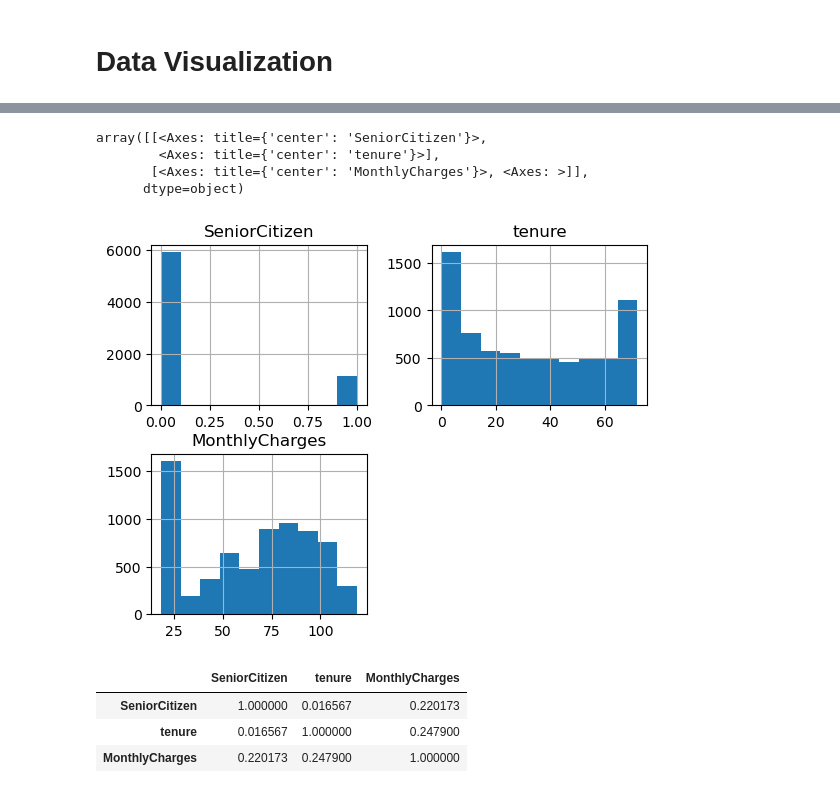
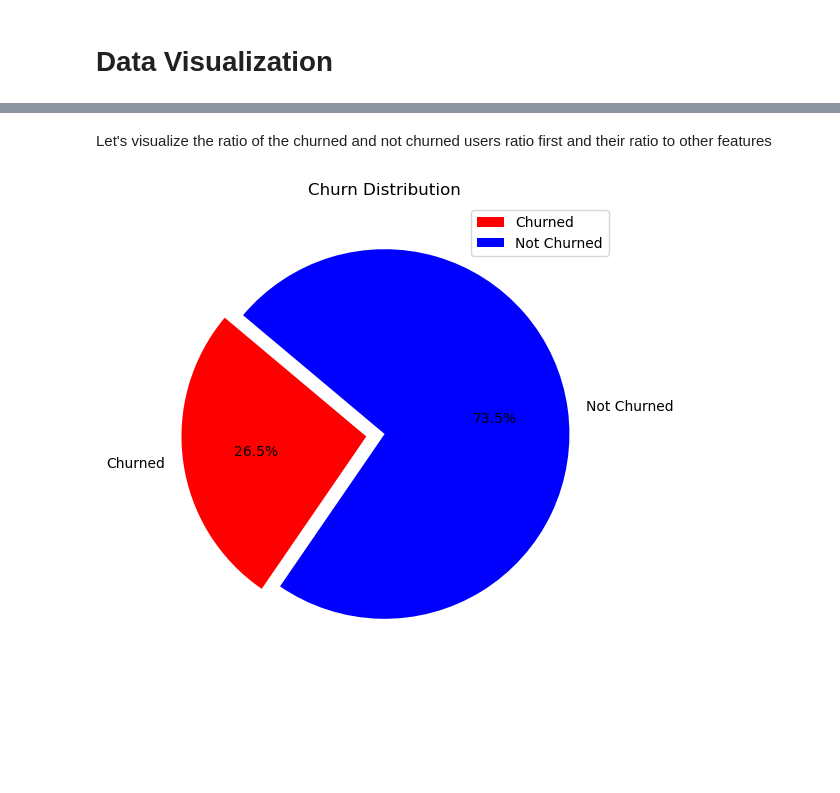
Before and after one commit to achbj/Projects, a Jupyter notebook: ML/Churn Prediction Telco Communication/Churn Prediction Telco Communication.ipynb, the cells around one changed output, grey strips where cells are left out. Saved outputs shown, nothing was run; the diff lists cells and outputs as text; code cells hidden in the pictures; blank space fills up the shorter version.

Commit message:
churn working

```diff
--- a/ML/Churn Prediction Telco Communication/Churn Prediction Telco Communication.ipynb
+++ b/ML/Churn Prediction Telco Communication/Churn Prediction Telco Communication.ipynb
@@ -15,0 +75,2 @@ df.head()
+# %%
+df['TotalCharges'] = pd.to_numeric(df['TotalCharges'], errors='coerce')
@@ -23,15 +155,26 @@ df.plot()
-# %%
-df.hist()
-# %% [output]
-array([[<Axes: title={'center': 'SeniorCitizen'}>,
-        <Axes: title={'center': 'tenure'}>],
-       [<Axes: title={'center': 'MonthlyCharges'}>, <Axes: >]],
-      dtype=object)
-[figure, removed]
-# %%
-df.corr()
-# %% [output]
-|  | SeniorCitizen | tenure | MonthlyCharges |
-| SeniorCitizen | 1.000000 | 0.016567 | 0.220173 |
-| tenure | 0.016567 | 1.000000 | 0.247900 |
-| MonthlyCharges | 0.220173 | 0.247900 | 1.000000 |
+# %% [markdown]
+Let's visualize the ratio of the churned and not churned users ratio first and their ratio to other features
+# %%
+# Count the number of churned and non-churned customers
+churn_counts = df_en[['Churn_Yes', 'Churn_No']].sum()
+
+# Labels for the pie chart
+labels = ['Churned', 'Not Churned']
+
+# Colors for the piechart
+colors = ['red', 'blue']
+
+# Explode a slice
+explode = (0.1, 0)
+
+# Create a piechart
+plt.figure(figsize=(6,6))
+plt.pie(churn_counts, labels=labels, colors=colors, autopct='%1.1f%%', startangle=140, explode=explode)
+
+# Add a legend in the right top corner
+plt.legend(labels, loc="upper right")
+
+plt.title('Churn Distribution')
+plt.show()
+# %% [output]
+[figure, added]
```
Also changed, not shown: parts of 14 cells of this notebook.
